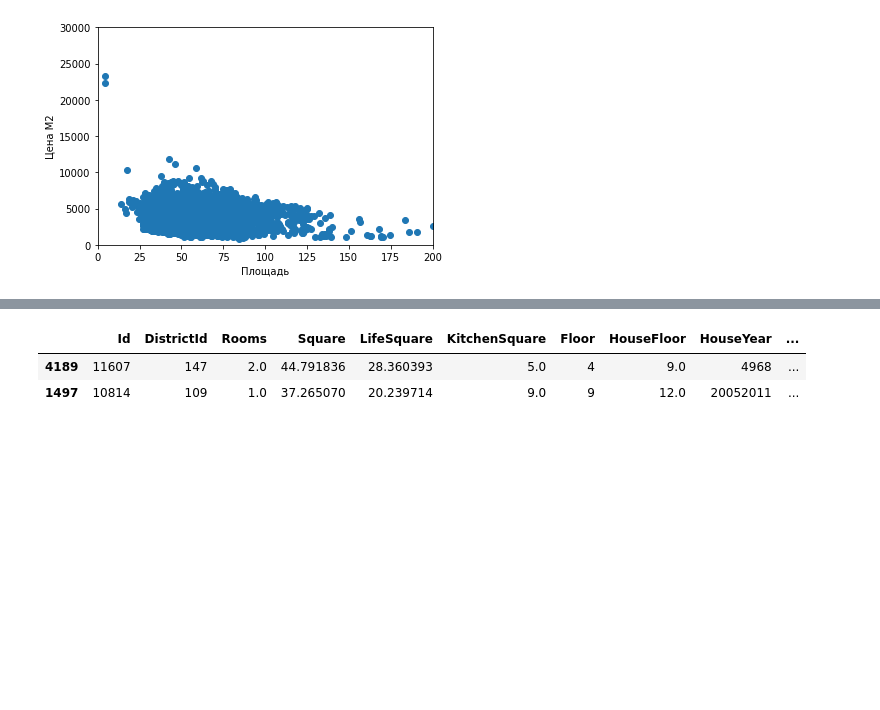
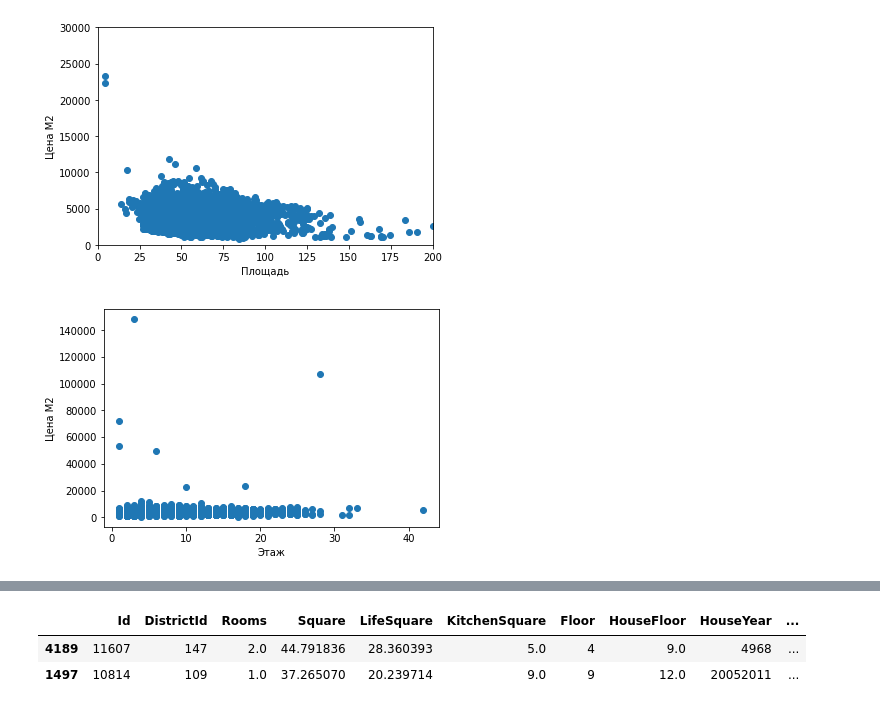
Before and after one commit to mikhachev/Data-Science-Python, a Jupyter notebook: kurs.ipynb, the cells around one changed output, grey strips where cells are left out. Saved outputs shown, nothing was run; the diff lists cells and outputs as text; code cells hidden in the pictures; blank space fills up the shorter version.

```diff
--- a/kurs.ipynb
+++ b/kurs.ipynb
@@ -114,3 +110,12 @@ plt.ylabel('Цена М2')
 plt.show()
 # %% [output]
 [figure]
+# %%
+plt.scatter(train['Floor'], train['Price']/train['Square'])
+#plt.axis([0, 200,0,30000])
+plt.xlabel('Этаж')
+plt.ylabel('Цена М2')
+plt.show()
+#Небольшой рост с этажом поначалу есть, но в высотках жилье среднее по цене
+# %% [output]
+[figure, added]
```
Also changed, not shown: parts of 35 cells of this notebook.
